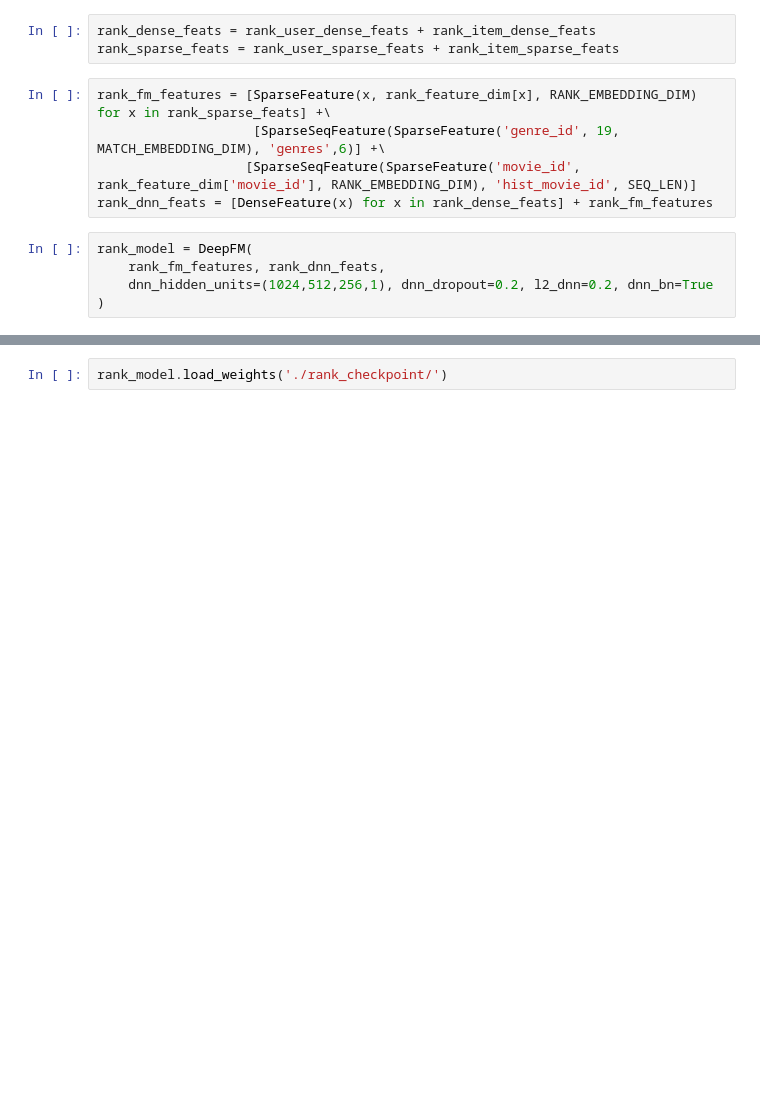
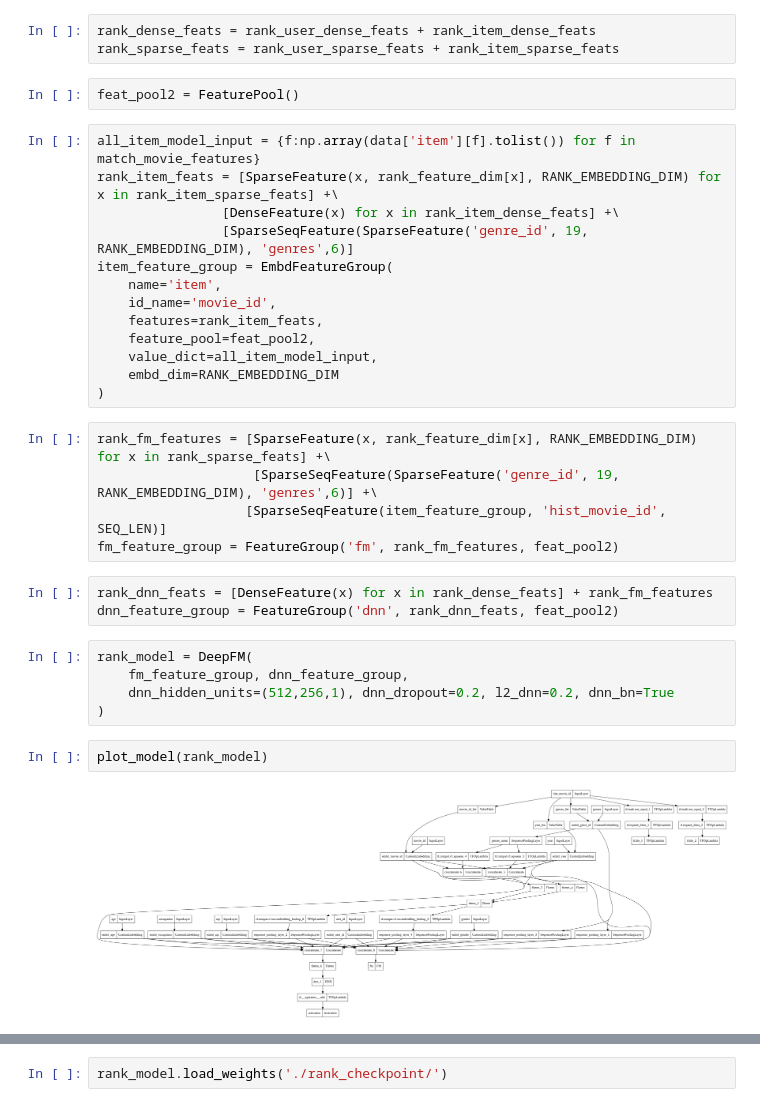
Before and after one commit to Wp-Zhang/HandyRec, a Jupyter notebook: examples/DeepFM.ipynb, the cells around one changed output, grey strips where cells are left out. Cells and saved outputs as stored; diff of their text form; blank space fills up the shorter version.

```diff
--- a/examples/DeepFM.ipynb
+++ b/examples/DeepFM.ipynb
@@ -231,16 +249,38 @@ rank_item_sparse_feats = [f for f in rank_movie_features if f!='genres']
 # %%
 rank_dense_feats = rank_user_dense_feats + rank_item_dense_feats
 rank_sparse_feats = rank_user_sparse_feats + rank_item_sparse_feats
+# %%
+feat_pool2 = FeaturePool()
+# %%
+all_item_model_input = {f:np.array(data['item'][f].tolist()) for f in match_movie_features}
+rank_item_feats = [SparseFeature(x, rank_feature_dim[x], RANK_EMBEDDING_DIM) for x in rank_item_sparse_feats] +\
+                [DenseFeature(x) for x in rank_item_dense_feats] +\
+                [SparseSeqFeature(SparseFeature('genre_id', 19, RANK_EMBEDDING_DIM), 'genres',6)]
+item_feature_group = EmbdFeatureGroup(
+    name='item',
+    id_name='movie_id',
+    features=rank_item_feats,
+    feature_pool=feat_pool2,
+    value_dict=all_item_model_input,
+    embd_dim=RANK_EMBEDDING_DIM
+)
 # %%
 rank_fm_features = [SparseFeature(x, rank_feature_dim[x], RANK_EMBEDDING_DIM) for x in rank_sparse_feats] +\
-                    [SparseSeqFeature(SparseFeature('genre_id', 19, MATCH_EMBEDDING_DIM), 'genres',6)] +\
-                   [SparseSeqFeature(SparseFeature('movie_id', rank_feature_dim['movie_id'], RANK_EMBEDDING_DIM), 'hist_movie_id', SEQ_LEN)]
-rank_dnn_feats = [DenseFeature(x) for x in rank_dense_feats] + rank_fm_features
+                    [SparseSeqFeature(SparseFeature('genre_id', 19, RANK_EMBEDDING_DIM), 'genres',6)] +\
+                   [SparseSeqFeature(item_feature_group, 'hist_movie_id', SEQ_LEN)]
+fm_feature_group = FeatureGroup('fm', rank_fm_features, feat_pool2)
+# %%
+rank_dnn_feats = [DenseFeature(x) for x in rank_dense_feats] + rank_fm_features
+dnn_feature_group = FeatureGroup('dnn', rank_dnn_feats, feat_pool2)
 # %%
 rank_model = DeepFM(
-    rank_fm_features, rank_dnn_feats,
-    dnn_hidden_units=(1024,512,256,1), dnn_dropout=0.2, l2_dnn=0.2, dnn_bn=True
+    fm_feature_group, dnn_feature_group,
+    dnn_hidden_units=(512,256,1), dnn_dropout=0.2, l2_dnn=0.2, dnn_bn=True
 )
+# %%
+plot_model(rank_model)
+# %% [output]
+[figure, added]
 # %%
 rank_model.compile(optimizer=tf.keras.optimizers.Adam(lr=3e-4), loss=binary_crossentropy)
 early_stop = tf.keras.callbacks.EarlyStopping(monitor='loss', patience=5)
```
Also changed, not shown: parts of 23 cells of this notebook, 1 other file.
